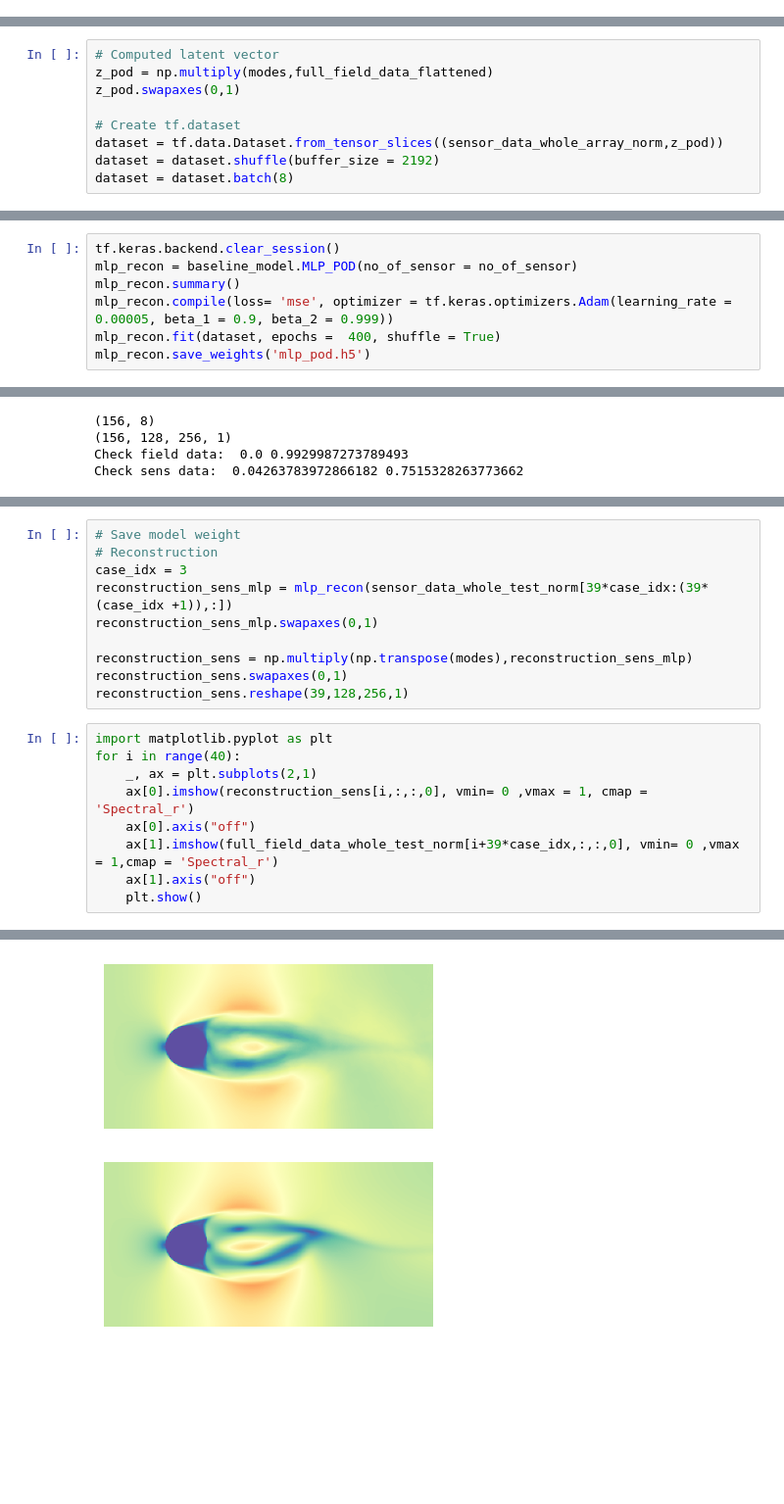
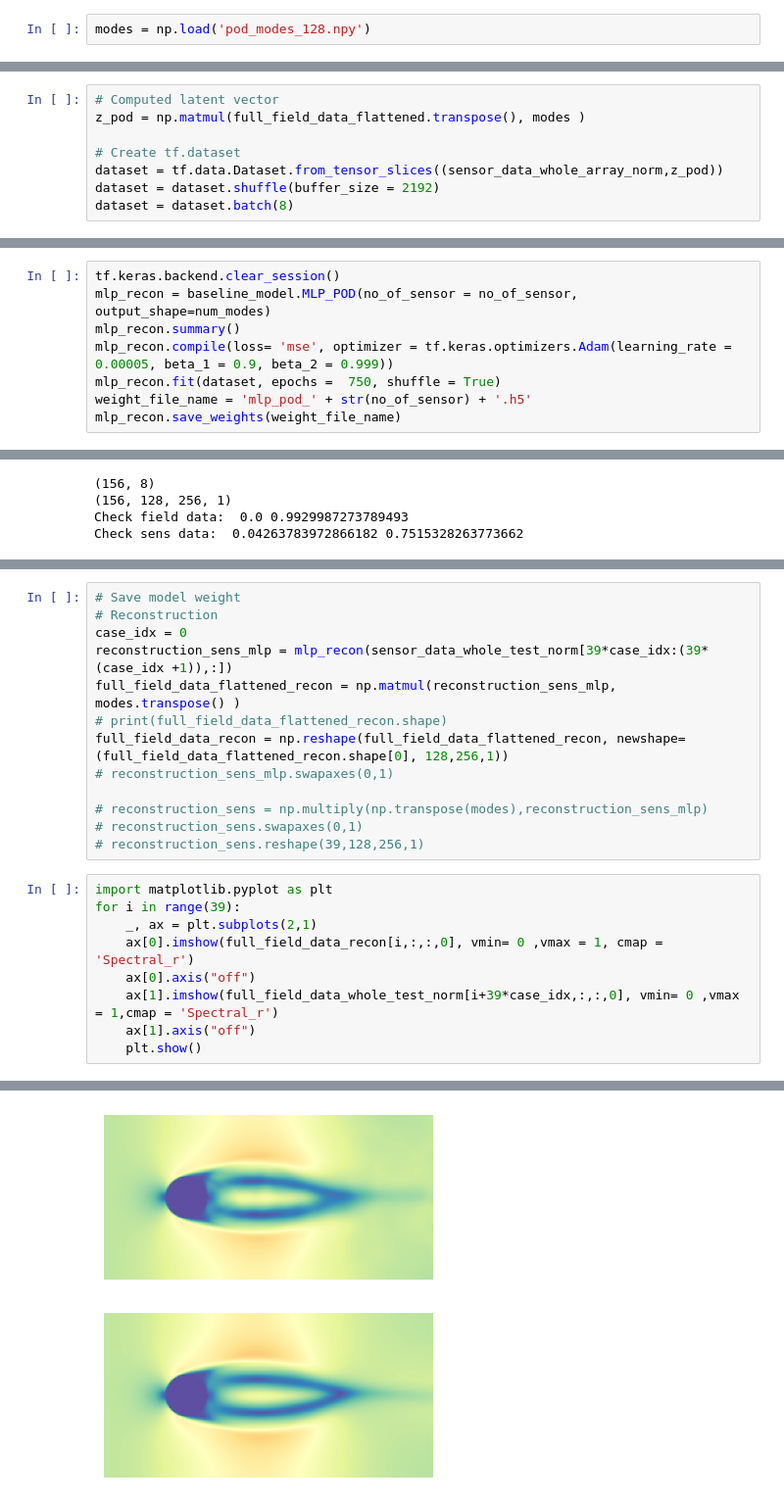
Before and after one commit to hphong1990/flrnet, a Jupyter notebook: POD-based.ipynb, the cells around one changed output, grey strips where cells are left out. Shown at 98% size. Cells and saved outputs as stored; diff of their text form; blank space fills up the shorter version.

```diff
--- a/POD-based.ipynb
+++ b/POD-based.ipynb
@@ -66,0 +64,2 @@ np.save(modes, 'pod_modes.npy')
+# %%
+modes = np.load('pod_modes_128.npy')
@@ -67,7 +70,6 @@ np.save(modes, 'pod_modes.npy')
 # %%
 # Computed latent vector
-z_pod = np.multiply(modes,full_field_data_flattened)
-z_pod.swapaxes(0,1)
+z_pod = np.matmul(full_field_data_flattened.transpose(), modes )
 
 # Create tf.dataset
 dataset = tf.data.Dataset.from_tensor_slices((sensor_data_whole_array_norm,z_pod))
@@ -76,7 +88,8 @@ dataset = dataset.batch(8)
 # %%
 tf.keras.backend.clear_session()
-mlp_recon = baseline_model.MLP_POD(no_of_sensor = no_of_sensor)
+mlp_recon = baseline_model.MLP_POD(no_of_sensor = no_of_sensor, output_shape=num_modes)
 mlp_recon.summary()
 mlp_recon.compile(loss= 'mse', optimizer = tf.keras.optimizers.Adam(learning_rate = 0.00005, beta_1 = 0.9, beta_2 = 0.999))
-mlp_recon.fit(dataset, epochs =  400, shuffle = True)
-mlp_recon.save_weights('mlp_pod.h5')
+mlp_recon.fit(dataset, epochs =  750, shuffle = True)
+weight_file_name = 'mlp_pod_' + str(no_of_sensor) + '.h5'
+mlp_recon.save_weights(weight_file_name)
@@ -119,18 +154,21 @@ Check sens data:  0.04263783972866182 0.7515328263773662
 # %%
 # Save model weight
 # Reconstruction
-case_idx = 3
+case_idx = 0
 reconstruction_sens_mlp = mlp_recon(sensor_data_whole_test_norm[39*case_idx:(39*(case_idx +1)),:])
-reconstruction_sens_mlp.swapaxes(0,1)
+full_field_data_flattened_recon = np.matmul(reconstruction_sens_mlp, modes.transpose() )
+# print(full_field_data_flattened_recon.shape)
+full_field_data_recon = np.reshape(full_field_data_flattened_recon, newshape=(full_field_data_flattened_recon.shape[0], 128,256,1))
+# reconstruction_sens_mlp.swapaxes(0,1)
 
-reconstruction_sens = np.multiply(np.transpose(modes),reconstruction_sens_mlp)
-reconstruction_sens.swapaxes(0,1)
-reconstruction_sens.reshape(39,128,256,1)
+# reconstruction_sens = np.multiply(np.transpose(modes),reconstruction_sens_mlp)
+# reconstruction_sens.swapaxes(0,1)
+# reconstruction_sens.reshape(39,128,256,1)
 # %%
 import matplotlib.pyplot as plt
-for i in range(40):
+for i in range(39):
     _, ax = plt.subplots(2,1)
-    ax[0].imshow(reconstruction_sens[i,:,:,0], vmin= 0 ,vmax = 1, cmap = 'Spectral_r')
+    ax[0].imshow(full_field_data_recon[i,:,:,0], vmin= 0 ,vmax = 1, cmap = 'Spectral_r')
     ax[0].axis("off")
     ax[1].imshow(full_field_data_whole_test_norm[i+39*case_idx,:,:,0], vmin= 0 ,vmax = 1,cmap = 'Spectral_r')
     ax[1].axis("off")
@@ -150 +188 @@ for i in range(40):
-[figure, old version]
+[figure, new version]
```
Also changed, not shown: parts of 9 cells of this notebook, 9 other files.
